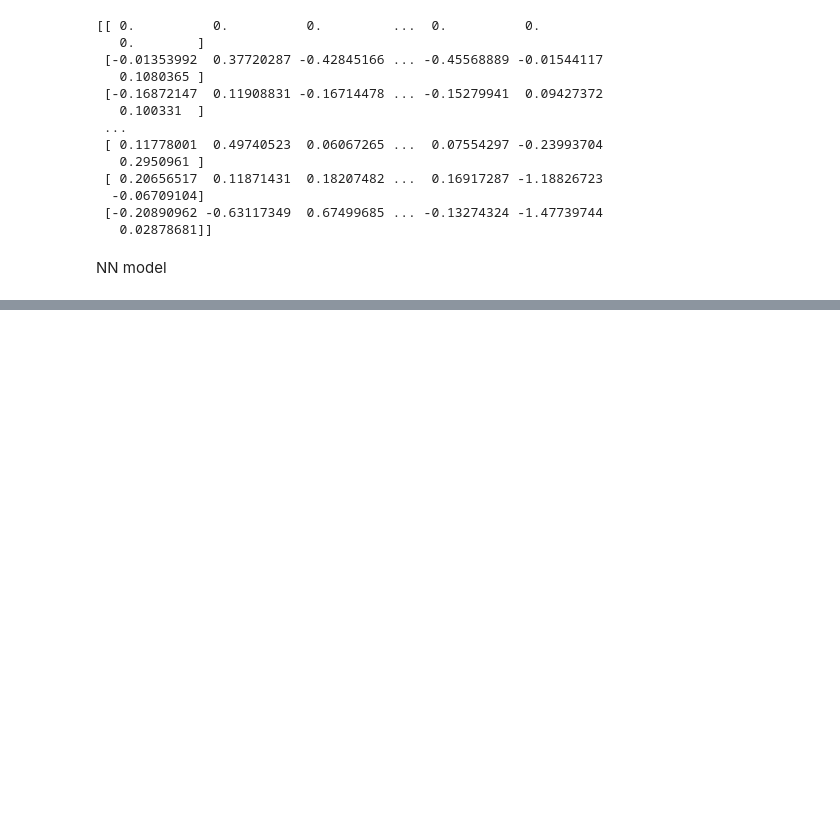
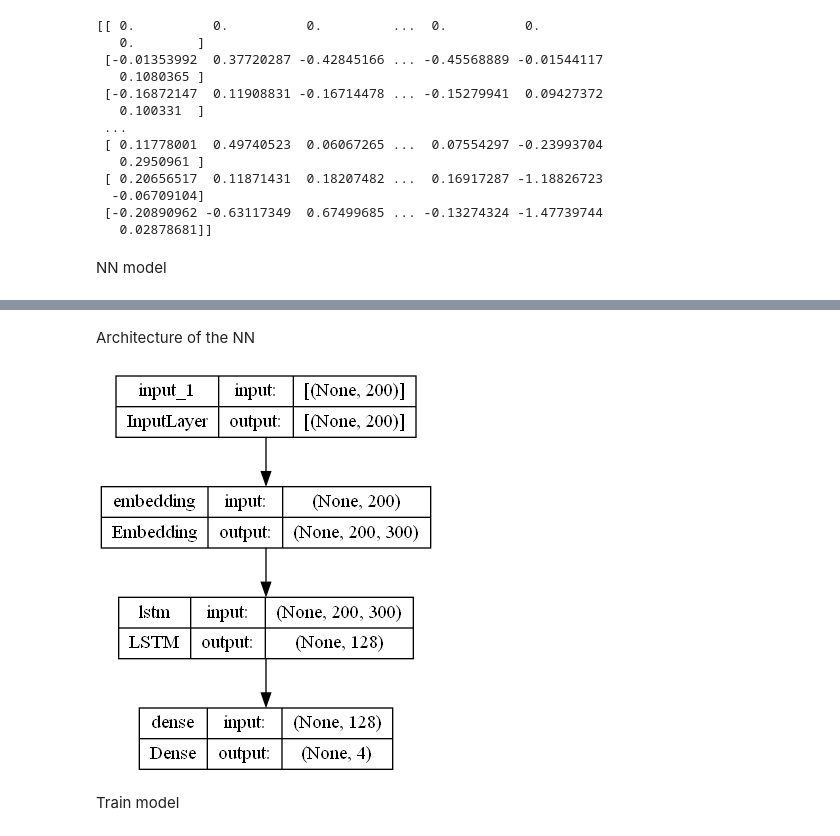
Before and after one commit to GanaelD/Challenge_data_HPDDVL, a Jupyter notebook: src/data_processing_with_keras_deep_learning.ipynb, the cells around one changed output, grey strips where cells are left out. Cells and saved outputs as stored; diff of their text form; code cells hidden in the pictures; blank space fills up the shorter version.

Commit message:
model created, first train test, repr

```diff
--- a/src/data_processing_with_keras_deep_learning.ipynb
+++ b/src/data_processing_with_keras_deep_learning.ipynb
@@ -200,7 +207,7 @@ print(embedding_matrix)
 NN model
 # %%
 deep_inputs = Input(shape=(maxlen,))
-embedding_layer = Embedding(vocab_size, 100, weights=[embedding_matrix], trainable=False)(deep_inputs)
+embedding_layer = Embedding(vocab_size, 300, weights=[embedding_matrix], trainable=False)(deep_inputs)
 LSTM_Layer_1 = LSTM(128)(embedding_layer)
 
 #4 labels -> 4 neurons
@@ -210,0 +241,2 @@ model.compile(loss='binary_crossentropy', optimizer='adam', metrics=['acc'])
+# %% [markdown]
+Architecture of the NN
@@ -210,0 +245,9 @@ model.compile(loss='binary_crossentropy', optimizer='adam', metrics=['acc'])
+# %%
+#pip install pydot
+#https://graphviz.gitlab.io/download/
+
+plot_model(model, to_file='model_plot4a.png', show_shapes=True, show_layer_names=True)
+# %% [output]
+[figure, added]
+# %% [markdown]
+Train model
```
Also changed, not shown: parts of 6 cells of this notebook, 1 other file.
